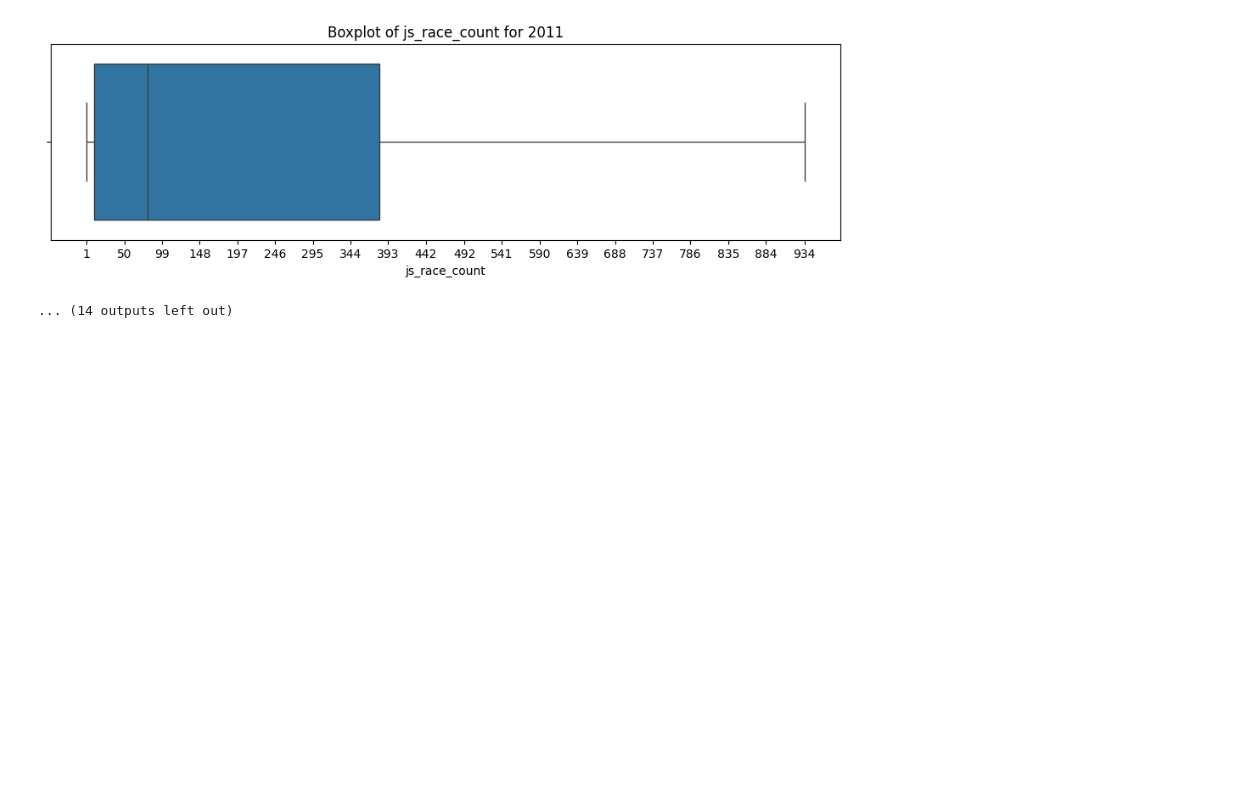
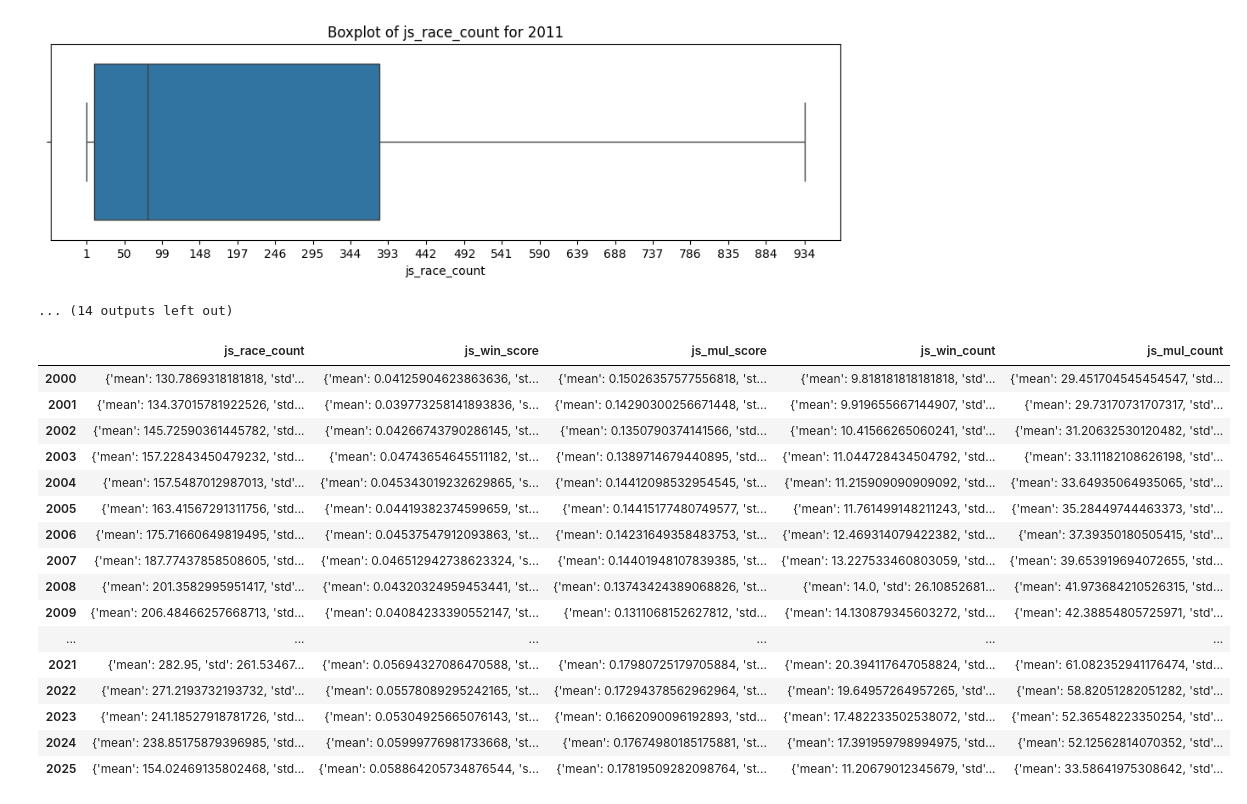
Before and after one commit to keeponing/py2_aider, a Jupyter notebook: 04_開発/04_05_jockey_アルゴリズム.ipynb, the cells around one changed output. Cells and saved outputs as stored; diff of their text form; code cells hidden in the pictures; blank space fills up the shorter version.

```diff
--- a/04_開発/04_05_jockey_アルゴリズム.ipynb
+++ b/04_開発/04_05_jockey_アルゴリズム.ipynb
@@ -120,3 +73,30 @@ for key, group in df_group_y:
+# %%
+
+def calculate_yearly_statistics(df, columns):
+    # 基本統計量を計算する関数
+    def calculate_statistics(sub_df, columns):
+        statistics = {}
+        for column in columns:
+            stats = {
+                'mean': sub_df[column].mean(),
+                'std': sub_df[column].std(),
+                'max': sub_df[column].max(),
+                'min': sub_df[column].min(),
+                'median': sub_df[column].median(),
+                'mode': sub_df[column].mode().iloc[0] if not sub_df[column].mode().empty else None
+            }
+            statistics[column] = stats
+        return statistics
+
+    # 前年と対象年のデータを用いて年毎の基本統計量を計算
+    result = {}
+    years = sorted(df['js_year'].unique())
+    for year in years:
+        previous_year = year - 1
+        data = df[df['js_year'].isin([previous_year, year])]
+        result[year] = calculate_statistics(data, columns)
+
+    return pd.DataFrame(result).T
 # %%
 
 # k_a_util.prepare_pd_on_notebook()
@@ -254,3 +234,35 @@ for year, group in df_group_y:
 [figure]
 [figure]
 ... (14 outputs left out)
+# %%
+# データの読み込みと前処理
+df_summary = k_a_util.read_table(filepath, table_name)
+df_summary = df_summary[df_summary['js_id'] != '00000']
+df_summary = df_summary.sort_values(by='js_year')
+
+# 列名リスト
+columns = ['js_race_count', 'js_win_score', 'js_mul_score', 'js_win_count', 'js_mul_count']
+
+# 基本統計量の計算
+yearly_statistics_df = calculate_yearly_statistics(df_summary, columns)
+
+# 結果を表示
+print(yearly_statistics_df)
+# %% [output]
+|  | js_race_count | js_win_score | js_mul_score | js_win_count | js_mul_count |
+| 2000 | {'mean': 130.7869318181818, 'std'... | {'mean': 0.04125904623863636, 'st... | {'mean': 0.15026357577556818, 'st... | {'mean': 9.818181818181818, 'std'... | {'mean': 29.451704545454547, 'std... |
+| 2001 | {'mean': 134.37015781922526, 'std... | {'mean': 0.039773258141893836, 's... | {'mean': 0.14290300256671448, 'st... | {'mean': 9.919655667144907, 'std'... | {'mean': 29.73170731707317, 'std'... |
+| 2002 | {'mean': 145.72590361445782, 'std... | {'mean': 0.04266743790286145, 'st... | {'mean': 0.1350790374141566, 'std... | {'mean': 10.41566265060241, 'std'... | {'mean': 31.20632530120482, 'std'... |
+| 2003 | {'mean': 157.22843450479232, 'std... | {'mean': 0.04743654645511182, 'st... | {'mean': 0.1389714679440895, 'std... | {'mean': 11.044728434504792, 'std... | {'mean': 33.11182108626198, 'std'... |
+| 2004 | {'mean': 157.5487012987013, 'std'... | {'mean': 0.045343019232629865, 's... | {'mean': 0.14412098532954545, 'st... | {'mean': 11.215909090909092, 'std... | {'mean': 33.64935064935065, 'std'... |
+| 2005 | {'mean': 163.41567291311756, 'std... | {'mean': 0.04419382374599659, 'st... | {'mean': 0.14415177480749577, 'st... | {'mean': 11.761499148211243, 'std... | {'mean': 35.28449744463373, 'std'... |
+| 2006 | {'mean': 175.71660649819495, 'std... | {'mean': 0.04537547912093863, 'st... | {'mean': 0.14231649358483753, 'st... | {'mean': 12.469314079422382, 'std... | {'mean': 37.39350180505415, 'std'... |
+| 2007 | {'mean': 187.77437858508605, 'std... | {'mean': 0.046512942738623324, 's... | {'mean': 0.14401948107839385, 'st... | {'mean': 13.227533460803059, 'std... | {'mean': 39.653919694072655, 'std... |
+| 2008 | {'mean': 201.3582995951417, 'std'... | {'mean': 0.04320324959453441, 'st... | {'mean': 0.13743424389068826, 'st... | {'mean': 14.0, 'std': 26.10852681... | {'mean': 41.973684210526315, 'std... |
+| 2009 | {'mean': 206.48466257668713, 'std... | {'mean': 0.04084233390552147, 'st... | {'mean': 0.1311068152627812, 'std... | {'mean': 14.130879345603272, 'std... | {'mean': 42.38854805725971, 'std'... |
+| ... | ... | ... | ... | ... | ... |
+| 2021 | {'mean': 282.95, 'std': 261.53467... | {'mean': 0.05694327086470588, 'st... | {'mean': 0.17980725179705884, 'st... | {'mean': 20.394117647058824, 'std... | {'mean': 61.082352941176474, 'std... |
+| 2022 | {'mean': 271.2193732193732, 'std'... | {'mean': 0.05578089295242165, 'st... | {'mean': 0.17294378562962964, 'st... | {'mean': 19.64957264957265, 'std'... | {'mean': 58.82051282051282, 'std'... |
+| 2023 | {'mean': 241.18527918781726, 'std... | {'mean': 0.05304925665076143, 'st... | {'mean': 0.1662090096192893, 'std... | {'mean': 17.482233502538072, 'std... | {'mean': 52.36548223350254, 'std'... |
+| 2024 | {'mean': 238.85175879396985, 'std... | {'mean': 0.05999776981733668, 'st... | {'mean': 0.17674980185175881, 'st... | {'mean': 17.391959798994975, 'std... | {'mean': 52.12562814070352, 'std'... |
+| 2025 | {'mean': 154.02469135802468, 'std... | {'mean': 0.058864205734876544, 's... | {'mean': 0.17819509282098764, 'st... | {'mean': 11.20679012345679, 'std'... | {'mean': 33.58641975308642, 'std'... |
```
Also changed, not shown: parts of 3 cells of this notebook.
